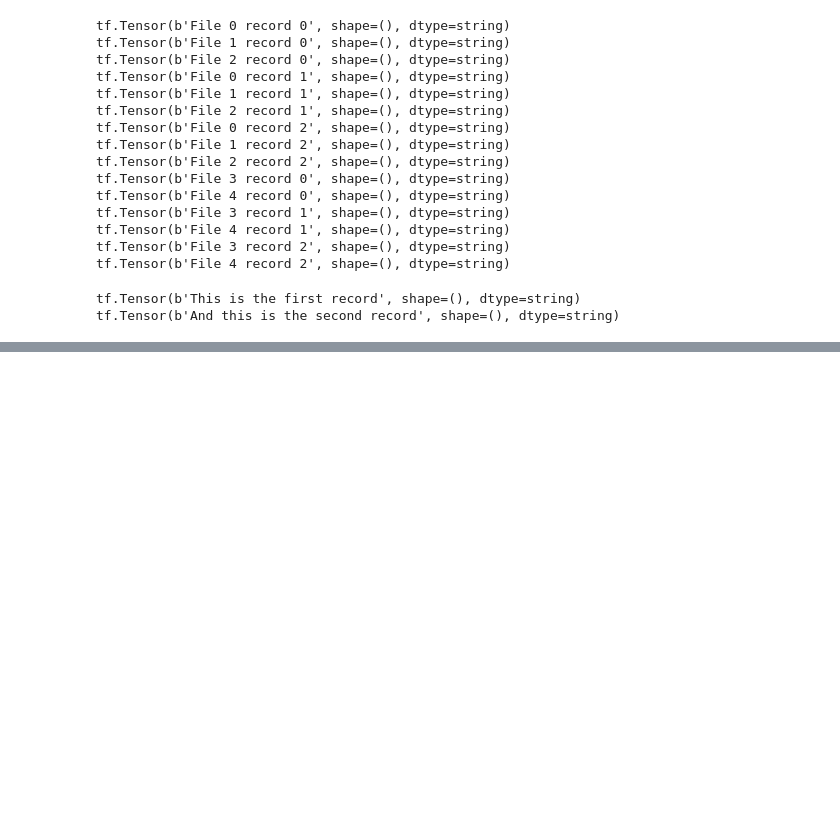
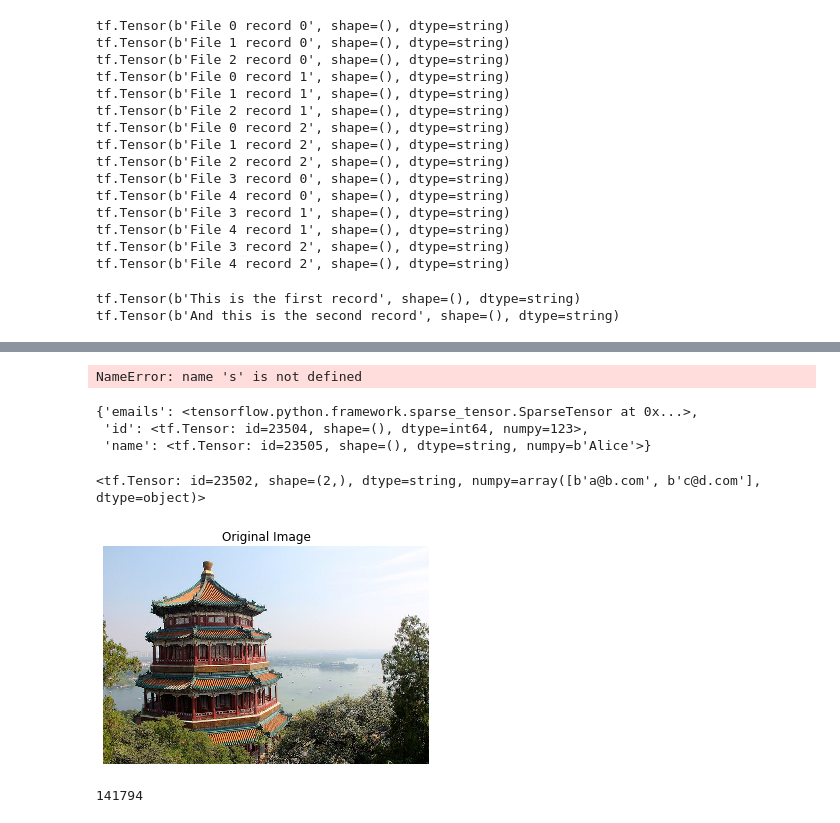
Before and after one commit to LovepreetSingh-09/ML_and_Deep_Learning, a Jupyter notebook: DataPreprocessing_Tensorflow.ipynb, the cells around one changed output, grey strips where cells are left out. Drawn from its saved outputs; the diff is of its cells as text; code cells hidden in the pictures; blank space fills up the shorter version.

```diff
--- a/DataPreprocessing_Tensorflow.ipynb
+++ b/DataPreprocessing_Tensorflow.ipynb
@@ -467,0 +492,11 @@ tf.Tensor(b'And this is the second record', shape=(), dtype=string)
+# %%
+person_tf = tf.io.decode_proto(
+    bytes=s,
+    message_type="Person",
+    field_names=["name", "id", "email"],
+    output_types=[tf.string, tf.int32, tf.string],
+    descriptor_source="person.desc")
+
+person_tf.values
+# %% [output]
+NameError: name 's' is not defined
@@ -467,0 +530,25 @@ tf.Tensor(b'And this is the second record', shape=(), dtype=string)
+# %%
+parsed_example
+# %% [output]
+{'emails': <tensorflow.python.framework.sparse_tensor.SparseTensor at 0x...>,
+ 'id': <tf.Tensor: id=23504, shape=(), dtype=int64, numpy=123>,
+ 'name': <tf.Tensor: id=23505, shape=(), dtype=string, numpy=b'Alice'>}
+# %%
+parsed_example['emails'].values
+# %% [output]
+<tf.Tensor: id=23502, shape=(2,), dtype=string, numpy=array([b'a@b.com', b'c@d.com'], dtype=object)>
+# %%
+from sklearn.datasets import load_sample_images
+
+img = load_sample_images()["images"][0]
+plt.imshow(img)
+plt.axis("off")
+plt.title("Original Image")
+plt.show()
+# %% [output]
+[figure, added]
+# %%
+data = tf.io.encode_jpeg(img)
+len(data.numpy())
+# %% [output]
+141794
```
Also changed, not shown: parts of 37 cells of this notebook.
